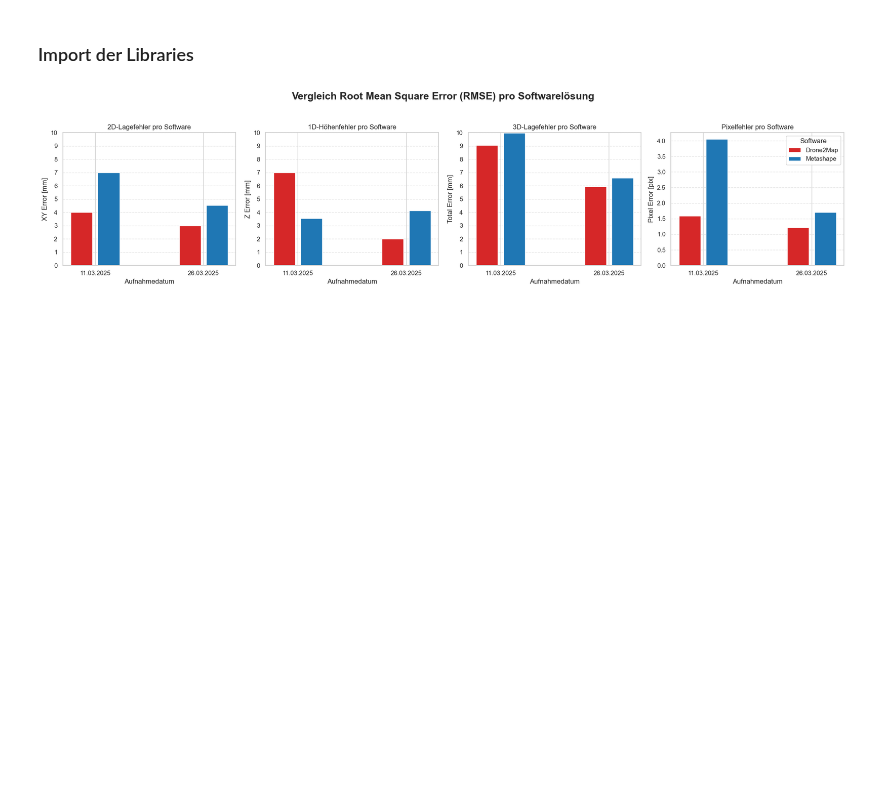
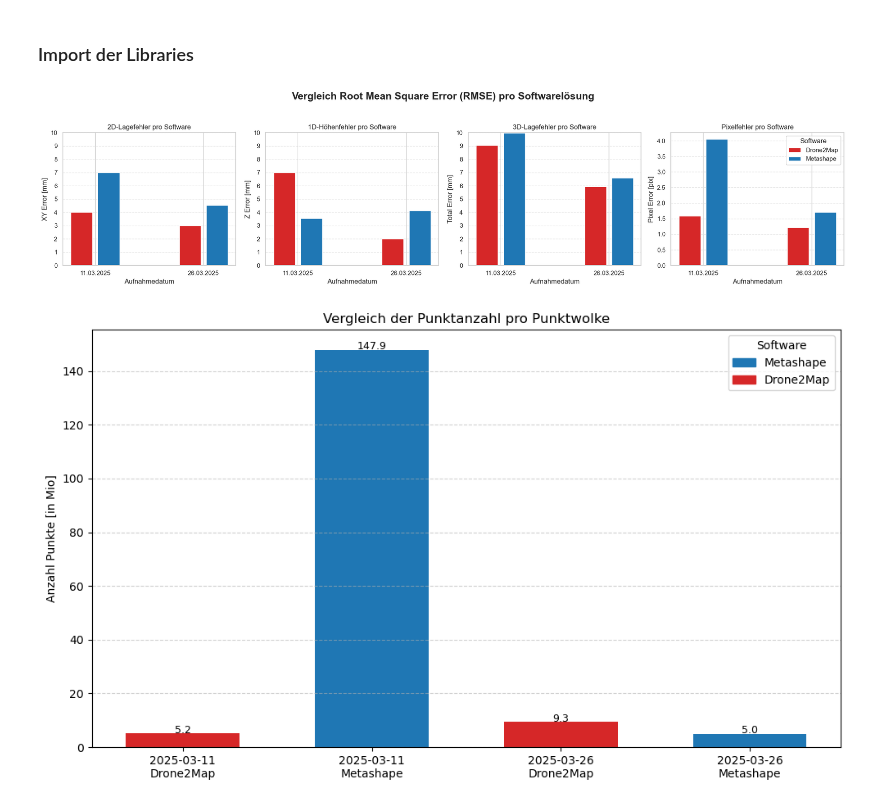
Before and after one commit to naamp/BTh11_Trieblaengenwachstum, a Jupyter notebook: 05_Software_Comparison/05_B_Software_Comparison_RMSE.ipynb, the cells around one changed output. Saved outputs shown, nothing was run; the diff lists cells and outputs as text; code cells hidden in the pictures; blank space fills up the shorter version.

Commit message:
20250404_5_namp
Update in 05_B_Software_Comparison_RMSE.ipynb

```diff
--- a/05_Software_Comparison/05_B_Software_Comparison_RMSE.ipynb
+++ b/05_Software_Comparison/05_B_Software_Comparison_RMSE.ipynb
@@ -81,3 +81,72 @@ plt.tight_layout(rect=[0, 0, 1, 0.94])
 plt.show()
 # %% [output]
 [figure]
+# %%
+import os
+import laspy
+import matplotlib.pyplot as plt
+
+# === Verzeichnisse
+dirs = {
+    "2025-03-11": r"C:\_Data\BTh11\BTh11_Trieblaengenwachstum\05_Software_Comparison\50_BaseData\PointCloud\20250311",
+    "2025-03-26": r"C:\_Data\BTh11\BTh11_Trieblaengenwachstum\05_Software_Comparison\50_BaseData\PointCloud\20250326"
+}
+
+# === Datenstruktur zum Speichern
+data = []
+
+# === Punktanzahl extrahieren
+for date, path in dirs.items():
+    for file in sorted(os.listdir(path)):
+        if file.endswith(".las"):
+            try:
+                full_path = os.path.join(path, file)
+                las = laspy.read(full_path)
+                n_points = len(las.points)
+
+                # Software aus Dateiname extrahieren
+                if "Metashape" in file:
+                    software = "Metashape"
+                elif "Drone2Map" in file:
+                    software = "Drone2Map"
+                else:
+                    software = "Unbekannt"
+
+                data.append({
+                    "date": date,
+                    "software": software,
+                    "filename": file,
+                    "n_points_mio": n_points / 1_000_000
+                })
+
+            except Exception as e:
+                print(f"Fehler bei Datei {file}: {e}")
+
+# === Plot vorbereiten
+labels = [f"{d['date']}\n{d['software']}" for d in data]
+values = [d["n_points_mio"] for d in data]
+colors = ["#1f77b4" if d["software"] == "Metashape" else "#d62728" for d in data]
+
+plt.figure(figsize=(10, 6))
+bars = plt.bar(labels, values, color=colors, width=0.6)
+
+# Beschriftung
+plt.ylabel("Anzahl Punkte [in Mio]")
+plt.title("Vergleich der Punktanzahl pro Punktwolke")
+plt.grid(axis='y', linestyle='--', alpha=0.6)
+
+# Werte beschriften
+for bar in bars:
+    height = bar.get_height()
+    plt.text(bar.get_x() + bar.get_width()/2, height + 0.05, f"{height:.1f}", ha='center', fontsize=9)
+
+# Legende
+plt.legend(handles=[
+    plt.Rectangle((0, 0), 1, 1, color="#1f77b4", label="Metashape"),
+    plt.Rectangle((0, 0), 1, 1, color="#d62728", label="Drone2Map")
+], title="Software")
+
+plt.tight_layout()
+plt.show()
+# %% [output]
+[figure, added]
```
